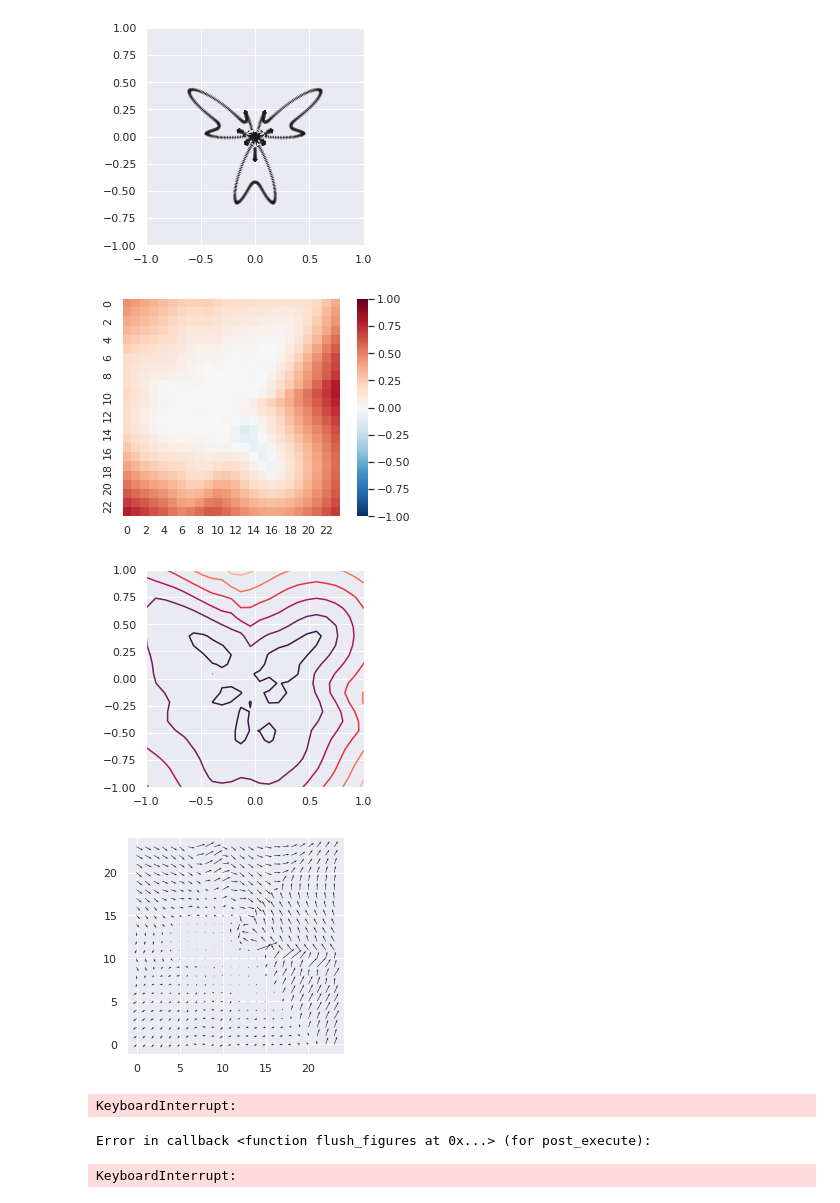
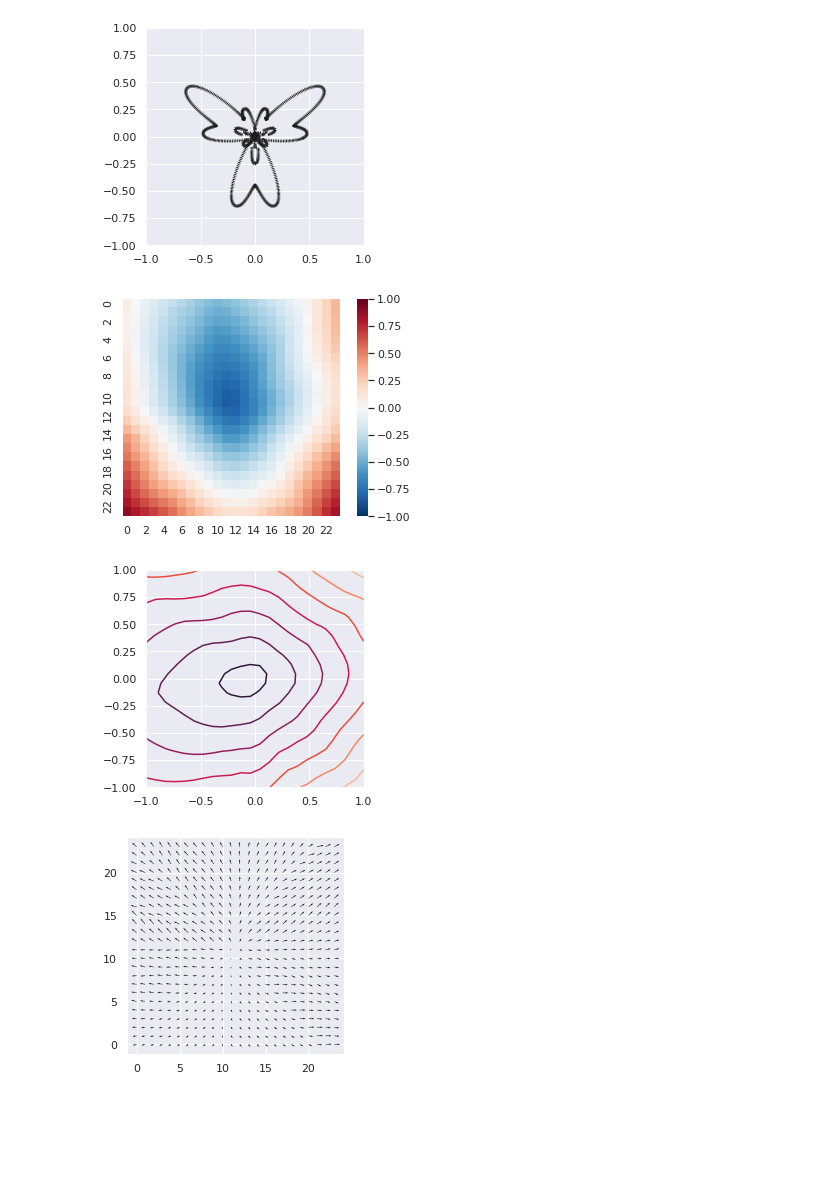
Before and after one commit to AnimatedRNG/3D-video-dynamics, a Jupyter notebook: 2D_experiment.ipynb, the cells around one changed output. Drawn from its saved outputs; the diff is of its cells as text; code cells hidden in the pictures; blank space fills up the shorter version.

Commit message:
Normals fixes

```diff
--- a/2D_experiment.ipynb
+++ b/2D_experiment.ipynb
@@ -42,9 +42,9 @@ def visualize_sdf(sdf, steps=24, extent=[-1, 1, -1, 1], device='cuda'):
         v = v.detach().cpu().numpy()
         gc = gc.detach().cpu().numpy()
 
-    v = v.reshape(steps, steps)
-    k = gc[:, 0].copy().reshape(steps, steps)
-    l = gc[:, 1].copy().reshape(steps, steps)
+    v = v.reshape(steps, steps).T
+    k = gc[:, 0].copy().reshape(steps, steps).T
+    l = gc[:, 1].copy().reshape(steps, steps).T
 
     display.clear_output(wait=True)
 
@@ -82,13 +82,14 @@ def get_butterfly(n=1024):
 
 def compute_normals_2D(pc, ego):
     pc = torch.cat((pc, torch.ones(pc.shape[:-1] + (1,))), dim=-1)
-    return compute_normals(pc, ego, False, True)[:, :2]
+    return -compute_normals(pc, ego, False, True)[:, :2]
 # %%
 pc = get_butterfly()
+#pc = get_pc(128)
 normals = compute_normals_2D(pc, torch.tensor([[0.0, 0.0, 0.0]]))
 visualize_normals(pc, normals)
 # %% [output]
-[figure, old version]
+[figure, new version]
 # %%
 %matplotlib inline
 
@@ -98,8 +99,8 @@ loader = DataLoader(dset, batch_size=32, shuffle=True)
 '''model = Siren(in_features=2,
                  out_features=1,
                  hidden_features=32,
-                 hidden_layers=6,
-                 outermost_linear=True)'''
+                 hidden_layers=3,
+                 outermost_linear=False)'''
 #model = OccupancyNetwork(input_dims=2)
 model = IGR(input_dims=2, depths=[32, 32, 32, 32, 32, 32])
 model = model.cuda()
@@ -125,45 +126,43 @@ writer = SummaryWriter(os.path.join('logs', '2D_experiment',
 for epoch in range(100000):
     for point_batch, normals_batch in loader:
         point_batch = point_batch.cuda()
-        normals_batch = normals_batch.cuda()
+        normals_batch = -normals_batch.cuda()
 
         model_output, coords = model(point_batch)
 
-        inter_pts = trand(point_batch.shape).cuda()
+        inter_pts = trand(point_batch.shape).cuda() - 0.5
         inter_samples, inter_coords = model(inter_pts)
         gc = gradient(inter_samples, inter_coords)
+        gc_level_set = gradient(model_output, coords)
 
         l_reconstruction = (model_output ** 2).mean() * c_reconstruction
         l_eikonal = ((1.0 - (gc[:, 0] ** 2 + gc[:, 1] ** 2) ** 2) ** 2).mean() * c_eikonal
         l_inter = torch.exp(-1e2 * torch.abs(inter_samples)).mean() * c_inter
-        l_normals = (1 - torch.nn.functional.cosine_similarity(normals_batch, gc, dim=-1).mean()) * c_normals
+        l_normals = (1 - torch.nn.functional.cosine_similarity(normals_batch, gc_level_set, dim=-1).mean()) * c_normals
 
-        loss = l_reconstruction + l_eikonal + c_inter# + l_normals
+        loss = l_reconstruction + l_eikonal + c_inter + l_normals
 
         optim.zero_grad()
         loss.backward()
         optim.step()
 
     with torch.no_grad():
         writer.add_scalar('Reconstruction Loss',
                    l_reconstruction.item(),
                    global_step=epoch)
         writer.add_scalar('Eikonal Loss',
                    l_eikonal.item(),
                    global_step=epoch)
         writer.add_scalar('Manifold Loss',
                    l_inter.item(),
                    global_step=epoch)
         writer.add_scalar('Normals Loss',
                    l_normals.item(),
                    global_step=epoch)
         writer.flush()
         if epoch % vis_epochs == 0:
             visualize_sdf(model)
 # %% [output]
-[figure, old version]
+[figure, new version]
-[figure, old version]
+[figure, new version]
-[figure, old version]
+[figure, new version]
-KeyboardInterrupt:
-Error in callback <function flush_figures at 0x...> (for post_execute):
-KeyboardInterrupt:
```
